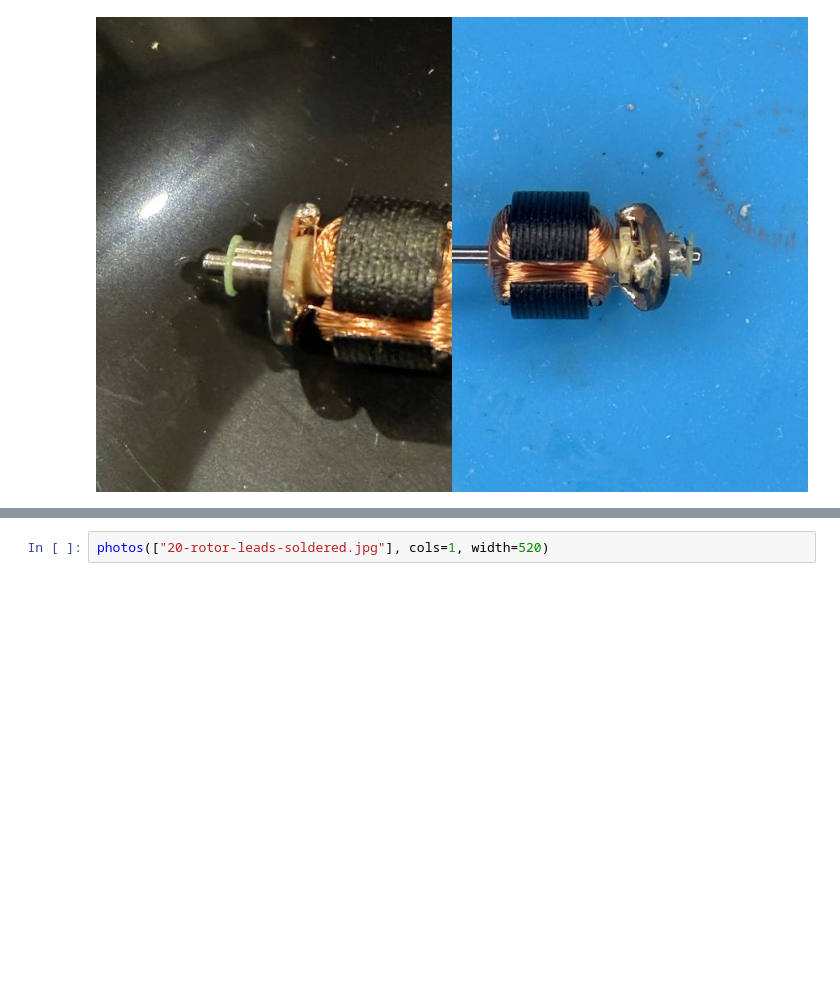
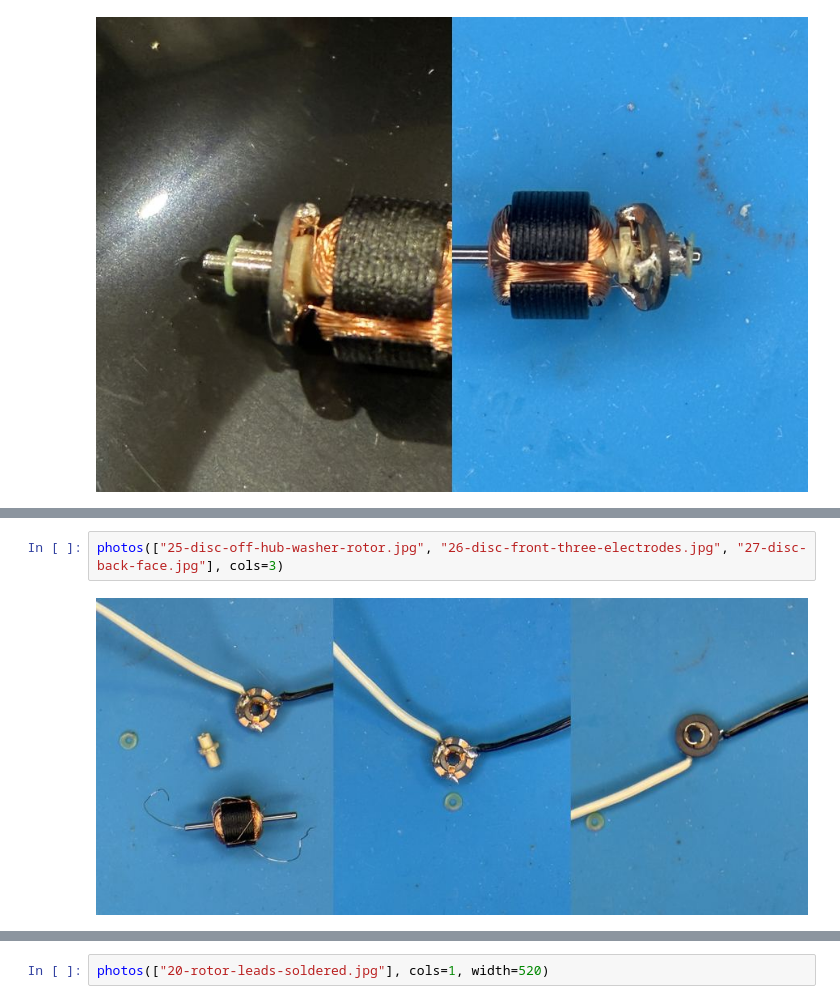
Before and after one commit to OpenServoCore/notebooks, a Jupyter notebook: stages/2-motor/teardown/teardown.ipynb, the cells around one changed output, grey strips where cells are left out. Saved outputs shown, nothing was run; the diff lists cells and outputs as text; blank space fills up the shorter version.

```diff
--- a/stages/2-motor/teardown/teardown.ipynb
+++ b/stages/2-motor/teardown/teardown.ipynb
@@ -530,0 +542,4 @@ The figure is the spike's charge against the step, the ring's band between its t
+# %%
+photos(["25-disc-off-hub-washer-rotor.jpg", "26-disc-front-three-electrodes.jpg", "27-disc-back-face.jpg"], cols=3)
+# %% [output]
+[figure, added]
```
Also changed, not shown: parts of 46 cells of this notebook, 1 other file.
